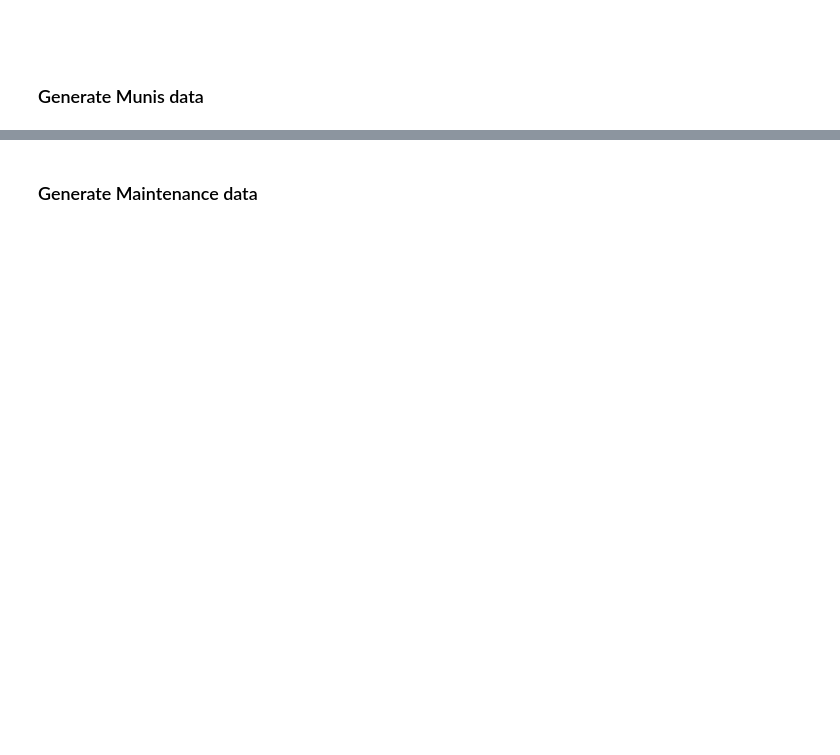
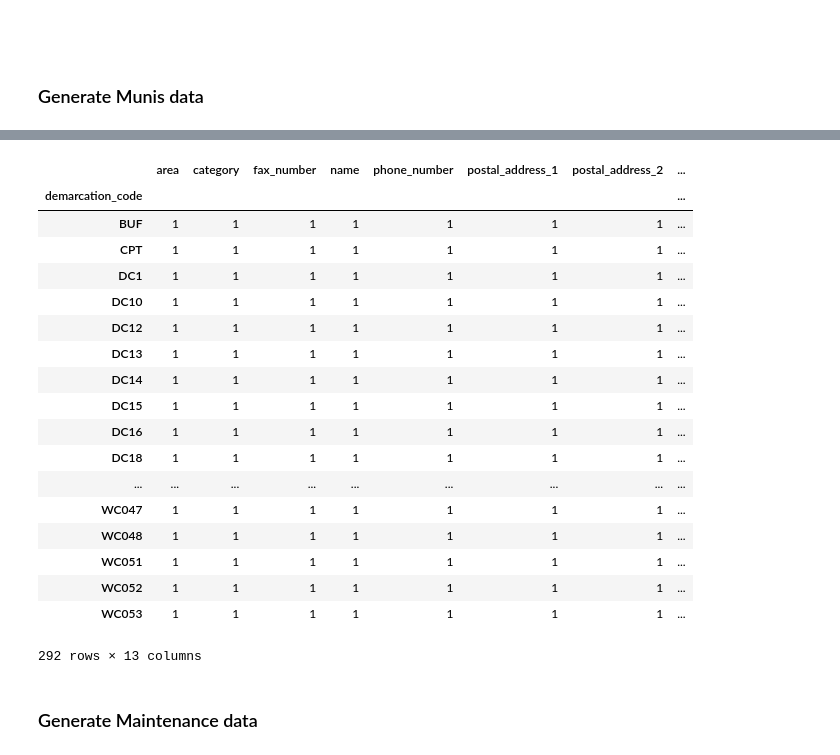
Before and after one commit to datawizzards-za/ntbhack, a Jupyter notebook: app-models.ipynb, the cells around one changed output, grey strips where cells are left out. Drawn from its saved outputs; the diff is of its cells as text; code cells hidden in the pictures; blank space fills up the shorter version.

```diff
--- a/app-models.ipynb
+++ b/app-models.ipynb
@@ -104,3 +50,25 @@ DataError: (psycopg2.DataError) value too long for type character varying(30)
+# %%
+munis.groupby('demarcation_code').count()
+# %% [output]
+|  | area | category | fax_number | name | phone_number | postal_address_1 | postal_address_2 | ... |
+| demarcation_code |  |  |  |  |  |  |  | ... |
+| BUF | 1 | 1 | 1 | 1 | 1 | 1 | 1 | ... |
+| CPT | 1 | 1 | 1 | 1 | 1 | 1 | 1 | ... |
+| DC1 | 1 | 1 | 1 | 1 | 1 | 1 | 1 | ... |
+| DC10 | 1 | 1 | 1 | 1 | 1 | 1 | 1 | ... |
+| DC12 | 1 | 1 | 1 | 1 | 1 | 1 | 1 | ... |
+| DC13 | 1 | 1 | 1 | 1 | 1 | 1 | 1 | ... |
+| DC14 | 1 | 1 | 1 | 1 | 1 | 1 | 1 | ... |
+| DC15 | 1 | 1 | 1 | 1 | 1 | 1 | 1 | ... |
+| DC16 | 1 | 1 | 1 | 1 | 1 | 1 | 1 | ... |
+| DC18 | 1 | 1 | 1 | 1 | 1 | 1 | 1 | ... |
+| ... | ... | ... | ... | ... | ... | ... | ... | ... |
+| WC047 | 1 | 1 | 1 | 1 | 1 | 1 | 1 | ... |
+| WC048 | 1 | 1 | 1 | 1 | 1 | 1 | 1 | ... |
+| WC051 | 1 | 1 | 1 | 1 | 1 | 1 | 1 | ... |
+| WC052 | 1 | 1 | 1 | 1 | 1 | 1 | 1 | ... |
+| WC053 | 1 | 1 | 1 | 1 | 1 | 1 | 1 | ... |
+292 rows × 13 columns
 # %% [markdown]
 ### Generate Maintenance data
 # %%
```
Also changed, not shown: parts of 19 cells of this notebook, 3 other files.
